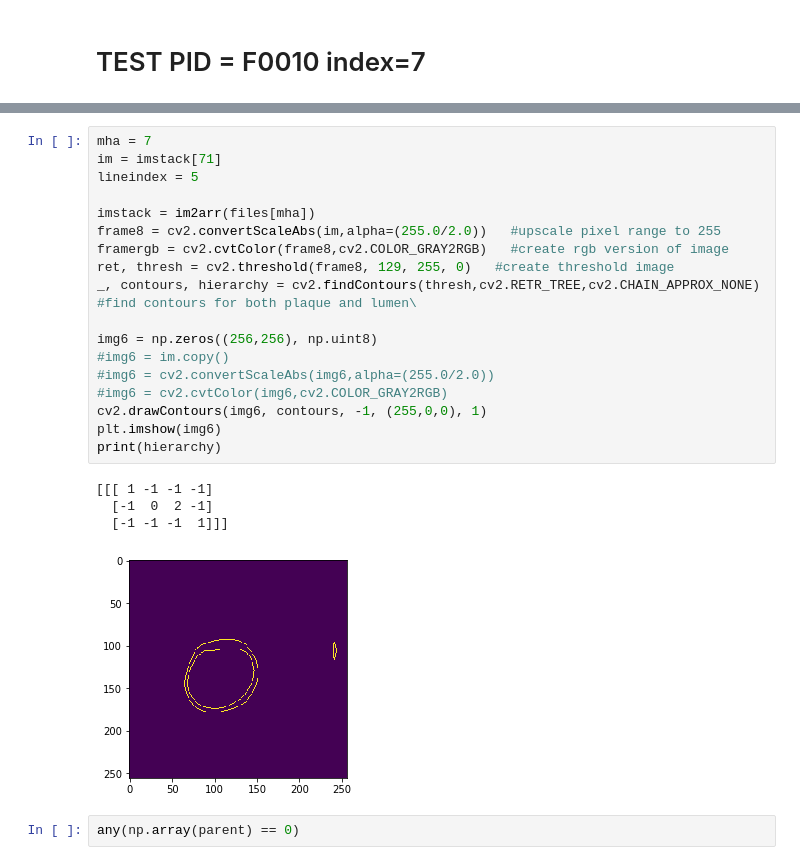
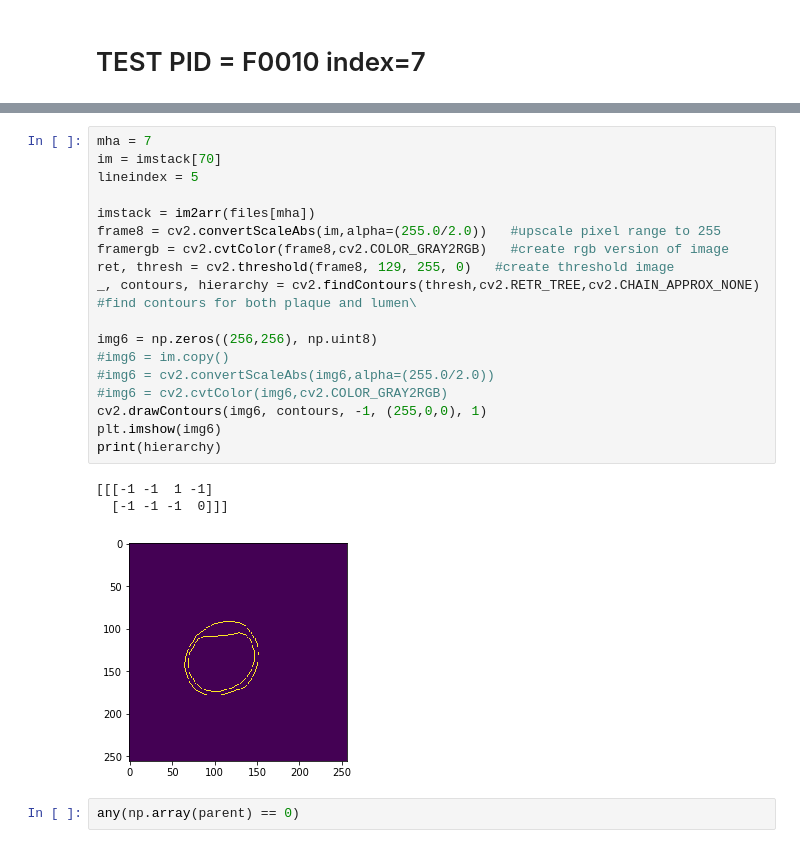
Before and after one commit to paulnguyen81/bloodpressure_ffr, a Jupyter notebook: feature_eccentricity.ipynb, the cells around one changed output, grey strips where cells are left out. Cells and saved outputs as stored; diff of their text form.

```diff
--- a/feature_eccentricity.ipynb
+++ b/feature_eccentricity.ipynb
@@ -378,26 +391,25 @@ if any(np.array(parent) == 0):
 # %%
 mha = 7
-im = imstack[71]
+im = imstack[70]
 lineindex = 5
 
 imstack = im2arr(files[mha])
 frame8 = cv2.convertScaleAbs(im,alpha=(255.0/2.0))   #upscale pixel range to 255
 framergb = cv2.cvtColor(frame8,cv2.COLOR_GRAY2RGB)   #create rgb version of image
 ret, thresh = cv2.threshold(frame8, 129, 255, 0)   #create threshold image
 _, contours, hierarchy = cv2.findContours(thresh,cv2.RETR_TREE,cv2.CHAIN_APPROX_NONE)   #find contours for both plaque and lumen\
 
 img6 = np.zeros((256,256), np.uint8)
 #img6 = im.copy()
 #img6 = cv2.convertScaleAbs(img6,alpha=(255.0/2.0))
 #img6 = cv2.cvtColor(img6,cv2.COLOR_GRAY2RGB)
 cv2.drawContours(img6, contours, -1, (255,0,0), 1)
 plt.imshow(img6)
 print(hierarchy)
 # %% [output]
-[[[ 1 -1 -1 -1]
-  [-1  0  2 -1]
-  [-1 -1 -1  1]]]
+[[[-1 -1  1 -1]
+  [-1 -1 -1  0]]]
-[figure, old version]
+[figure, new version]
 # %%
 any(np.array(parent) == 0)
 # %% [output]
```
Also changed, not shown: parts of 1 cell of this notebook, 1 other file.
